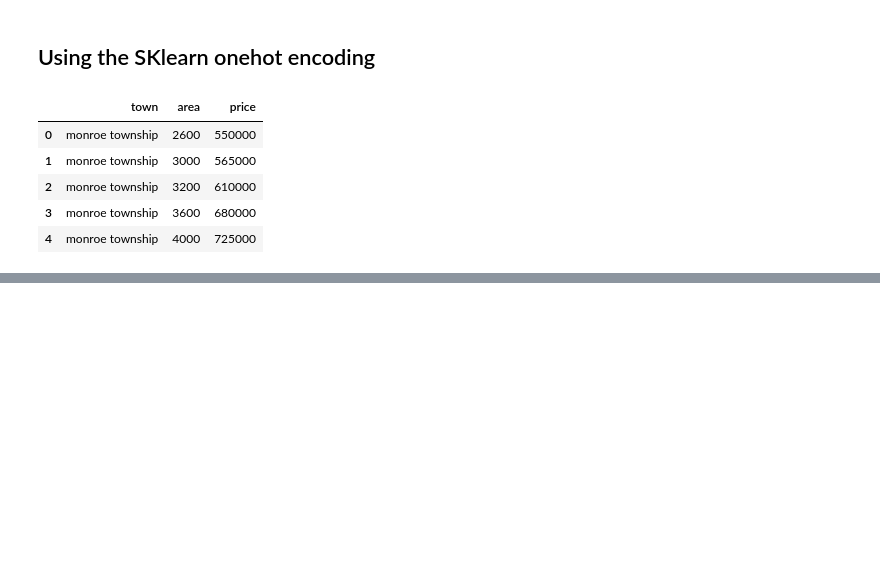
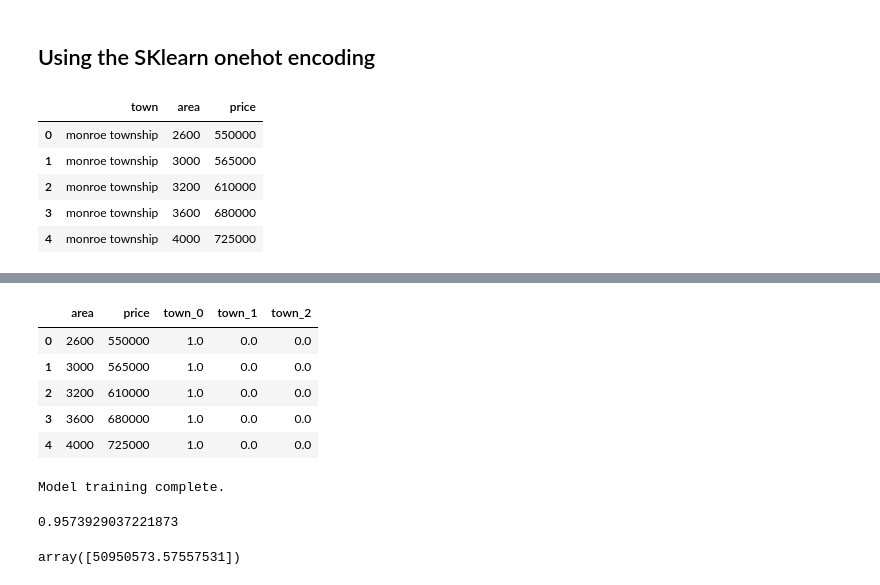
Before and after one commit to SehanArandara/ML-CodeBasics, a Jupyter notebook: 05 Dummy Variables & One Hot Encoding/Untitled.ipynb, the cells around one changed output, grey strips where cells are left out. Drawn from its saved outputs; the diff is of its cells as text; code cells hidden in the pictures; blank space fills up the shorter version.

```diff
--- a/05 Dummy Variables & One Hot Encoding/Untitled.ipynb
+++ b/05 Dummy Variables & One Hot Encoding/Untitled.ipynb
@@ -267,0 +143,7 @@ ValueError: X has 3 features, but LinearRegression is expecting 11 features as i
+# %%
+from sklearn.preprocessing import OneHotEncoder
+
+encoder = OneHotEncoder(sparse_output=False)
+# %%
+encoded_town =  encoder.fit_transform(df[['town']])
+encoded_town
@@ -267,0 +164,12 @@ ValueError: X has 3 features, but LinearRegression is expecting 11 features as i
+# %%
+encoded_df =  pd.DataFrame(encoded_town,columns=encoder.get_feature_names_out(['town']))
+df = pd.concat([df.drop(columns=['town']), encoded_df], axis=1)
+# %%
+df.head()
+# %% [output]
+|  | area | price | town_0 | town_1 | town_2 |
+| 0 | 2600 | 550000 | 1.0 | 0.0 | 0.0 |
+| 1 | 3000 | 565000 | 1.0 | 0.0 | 0.0 |
+| 2 | 3200 | 610000 | 1.0 | 0.0 | 0.0 |
+| 3 | 3600 | 680000 | 1.0 | 0.0 | 0.0 |
+| 4 | 4000 | 725000 | 1.0 | 0.0 | 0.0 |
@@ -267,0 +179,21 @@ ValueError: X has 3 features, but LinearRegression is expecting 11 features as i
+# %%
+# Initialize Linear Regression model
+model = LinearRegression()
+
+# Train the model
+model.fit(X, y)
+
+print("Model training complete.")
+# %% [output]
+Model training complete.
+# %%
+model.score(X,y)
+# %% [output]
+0.9573929037221873
+# %%
+
+# Predict the price
+predicted_price = model.predict([[1,0,0,2800]])
+predicted_price
+# %% [output]
+array([50950573.57557531])
```
Also changed, not shown: parts of 15 cells of this notebook, 2 other files.
